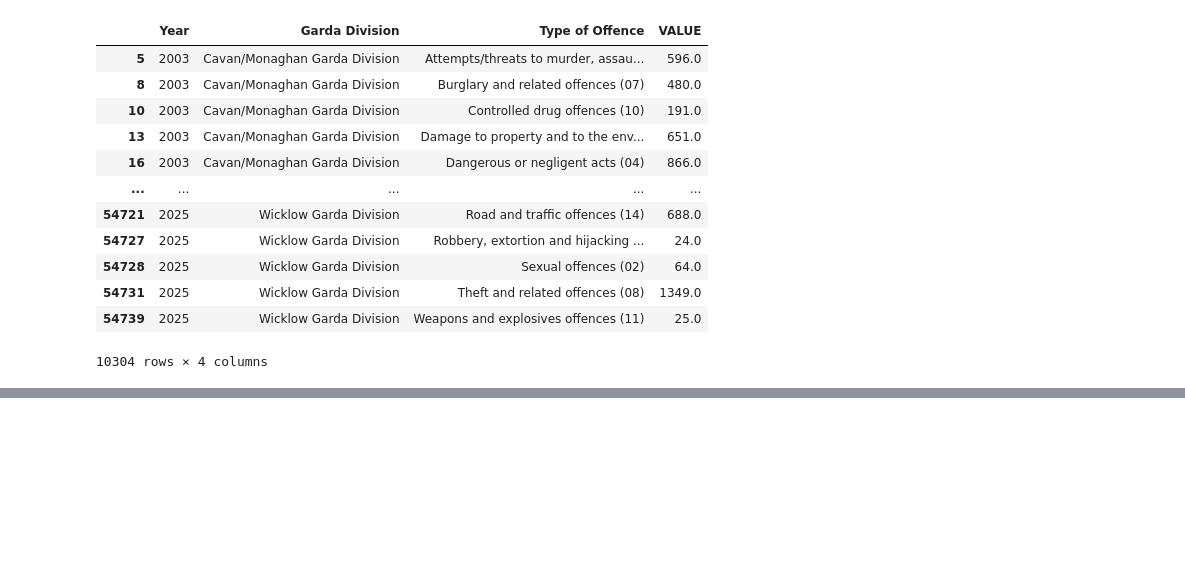
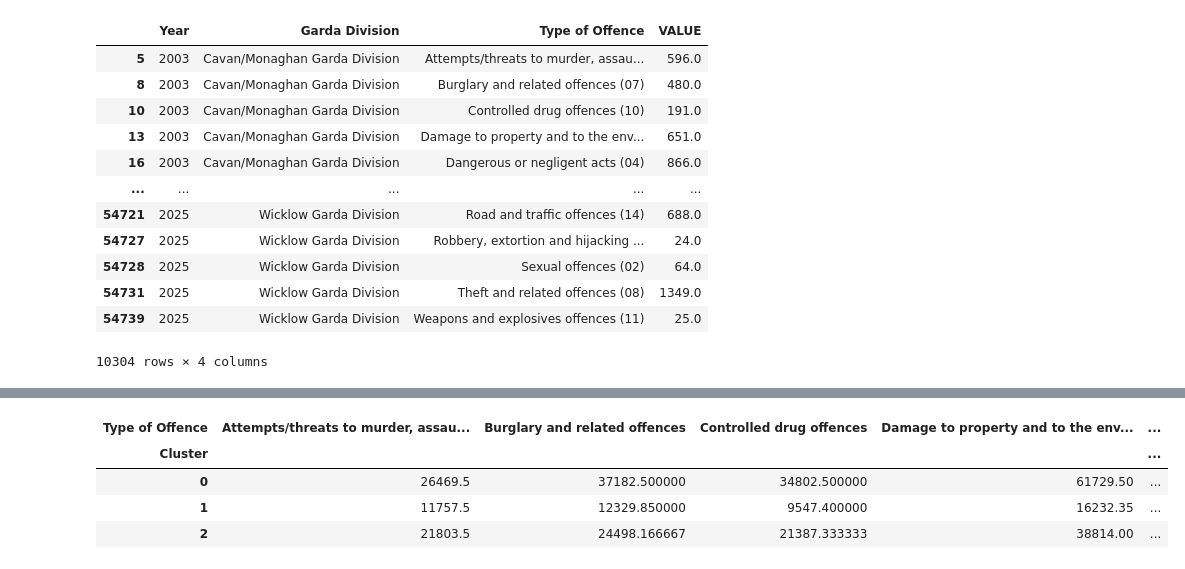
Before and after one commit to AD12334/crime, a Jupyter notebook: main.ipynb, the cells around one changed output, grey strips where cells are left out. Saved outputs shown, nothing was run; the diff lists cells and outputs as text; code cells hidden in the pictures; blank space fills up the shorter version.

```diff
--- a/main.ipynb
+++ b/main.ipynb
@@ -116,0 +223,9 @@ for county in county_crime_information:
+# %%
+# Look at average crime profile per cluster
+feature_df.groupby('Cluster').mean()
+# %% [output]
+| Type of Offence | Attempts/threats to murder, assau... | Burglary and related offences | Controlled drug offences | Damage to property and to the env... | ... |
+| Cluster |  |  |  |  | ... |
+| 0 | 26469.5 | 37182.500000 | 34802.500000 | 61729.50 | ... |
+| 1 | 11757.5 | 12329.850000 | 9547.400000 | 16232.35 | ... |
+| 2 | 21803.5 | 24498.166667 | 21387.333333 | 38814.00 | ... |
```
Also changed, not shown: parts of 7 cells of this notebook, 2 other files.
